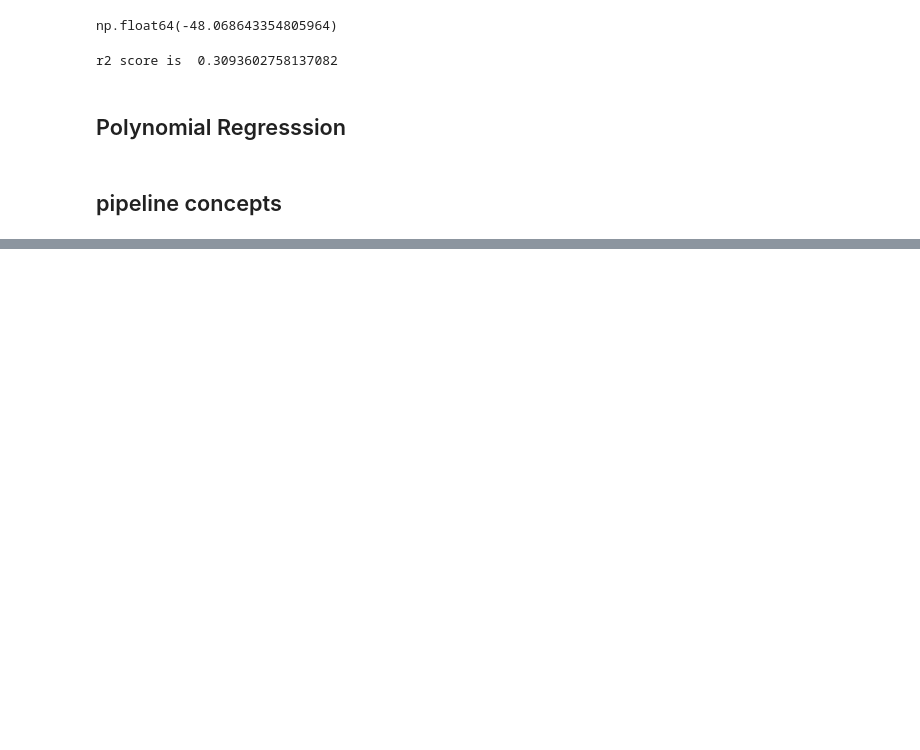
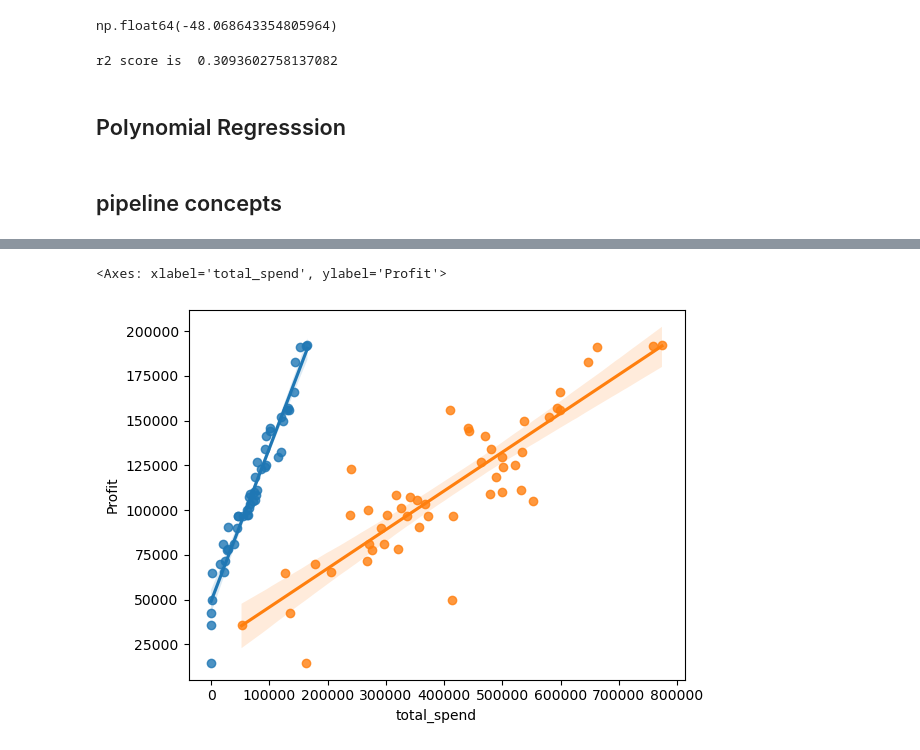
Before and after one commit to ESET0105/Advance-Python-AI-ML, a Jupyter notebook: Day-6/linear_regression.ipynb, the cells around one changed output, grey strips where cells are left out. Saved outputs shown, nothing was run; the diff lists cells and outputs as text; code cells hidden in the pictures; blank space fills up the shorter version.

```diff
--- a/Day-6/linear_regression.ipynb
+++ b/Day-6/linear_regression.ipynb
@@ -210,0 +213,3 @@ def poly_regression(degree):
+# %%
+df = pd.read_csv('50_Startups.csv')
+df.head()
@@ -210,0 +239,2 @@ def poly_regression(degree):
+# %%
+df['total_spend'] = df['R&D Spend'] + df['Administration'] + df['Marketing Spend']
@@ -210,0 +266,6 @@ def poly_regression(degree):
+# %%
+sns.regplot(df,x='R&D Spend',y='Profit')
+sns.regplot(df,x='total_spend',y='Profit')
+# %% [output]
+<Axes: xlabel='total_spend', ylabel='Profit'>
+[figure, added]
```
Also changed, not shown: parts of 7 cells of this notebook, 4 other files.
